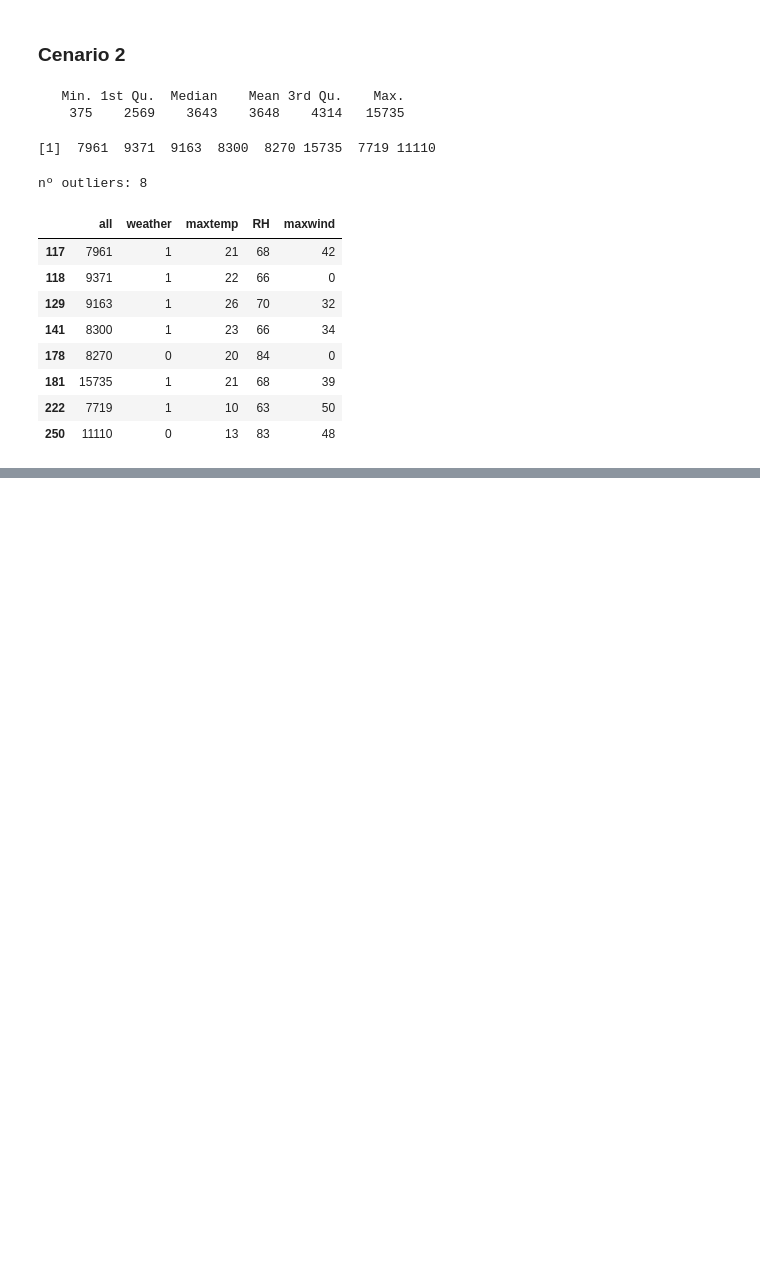
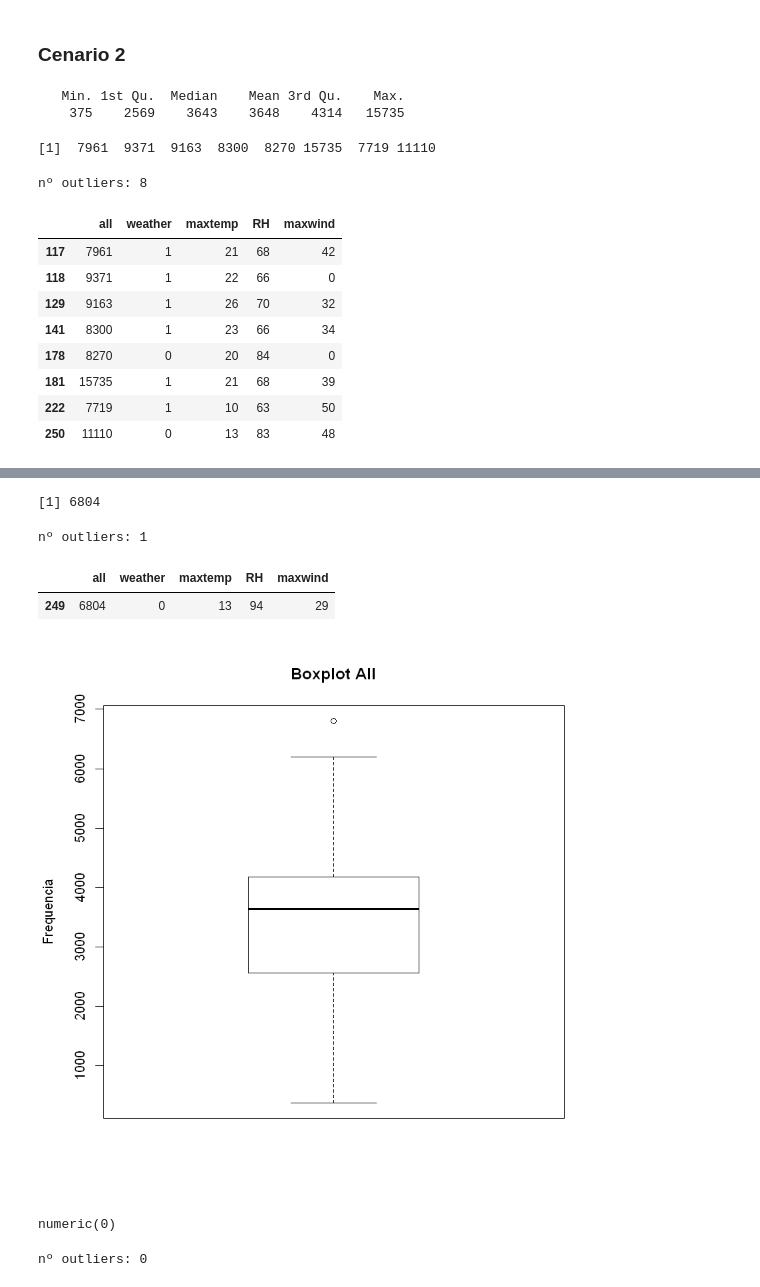
Before and after one commit to JoaoGuedes01/TIAPOSE_R_Data_Mining, a Jupyter notebook: Jupyter/Data Preparation (CRISP-DM).ipynb, the cells around one changed output, grey strips where cells are left out. Drawn from its saved outputs; the diff is of its cells as text; code cells hidden in the pictures; blank space fills up the shorter version.

```diff
--- a/Jupyter/Data Preparation (CRISP-DM).ipynb
+++ b/Jupyter/Data Preparation (CRISP-DM).ipynb
@@ -82,24 +82,52 @@ summary(data$all) # mean = 3648
 # %%
 # Cenario 2
 summary(data$all)
 
 boxplot(data$all, main="Boxplot All", ylab="Frequencia")$out
 cat("nº outliers:",length(boxplot(data$all, main="Boxplot All", ylab="Frequencia")$out))
 
 # ver que obsercações correspondem aos valores de 7961 9371 9163 8300 8270 15735 7719 11110
 data[data$all %in% c(7961, 9371, 9163, 8300, 8270, 15735, 7719, 11110),]
+
+
+# Tratar as observações outliers substituindo pela media (1º run)
+data[117,]$all = 3648
+data[118,]$all = 3648
+data[129,]$all = 3648
+data[141,]$all = 3648
+data[178,]$all = 3648
+data[181,]$all = 3648
+data[222,]$all = 3648
+data[250,]$all = 3648
+
+boxplot(data$all, main="Boxplot All", ylab="Frequencia")$out
+cat("nº outliers:",length(boxplot(data$all, main="Boxplot All", ylab="Frequencia")$out))
+data[data$all %in% 6804,]
+
+# Tratar as observações outliers substituindo pela media (2º run)
+data[249,]$all = 3648
+
+boxplot(data$all, main="Boxplot All", ylab="Frequencia")$out
+cat("nº outliers:",length(boxplot(data$all, main="Boxplot All", ylab="Frequencia")$out))
 # %% [output]
    Min. 1st Qu.  Median    Mean 3rd Qu.    Max.
     375    2569    3643    3648    4314   15735
 [1]  7961  9371  9163  8300  8270 15735  7719 11110
 nº outliers: 8
 |  | all | weather | maxtemp | RH | maxwind |
 | 117 | 7961 | 1 | 21 | 68 | 42 |
 | 118 | 9371 | 1 | 22 | 66 | 0 |
 | 129 | 9163 | 1 | 26 | 70 | 32 |
 | 141 | 8300 | 1 | 23 | 66 | 34 |
 | 178 | 8270 | 0 | 20 | 84 | 0 |
 | 181 | 15735 | 1 | 21 | 68 | 39 |
 | 222 | 7719 | 1 | 10 | 63 | 50 |
 | 250 | 11110 | 0 | 13 | 83 | 48 |
 [figure]
+[1] 6804
+nº outliers: 1
+|  | all | weather | maxtemp | RH | maxwind |
+| 249 | 6804 | 0 | 13 | 94 | 29 |
+[figure, added]
+numeric(0)
+nº outliers: 0
```
Also changed, not shown: parts of 3 cells of this notebook, 4 other files.
